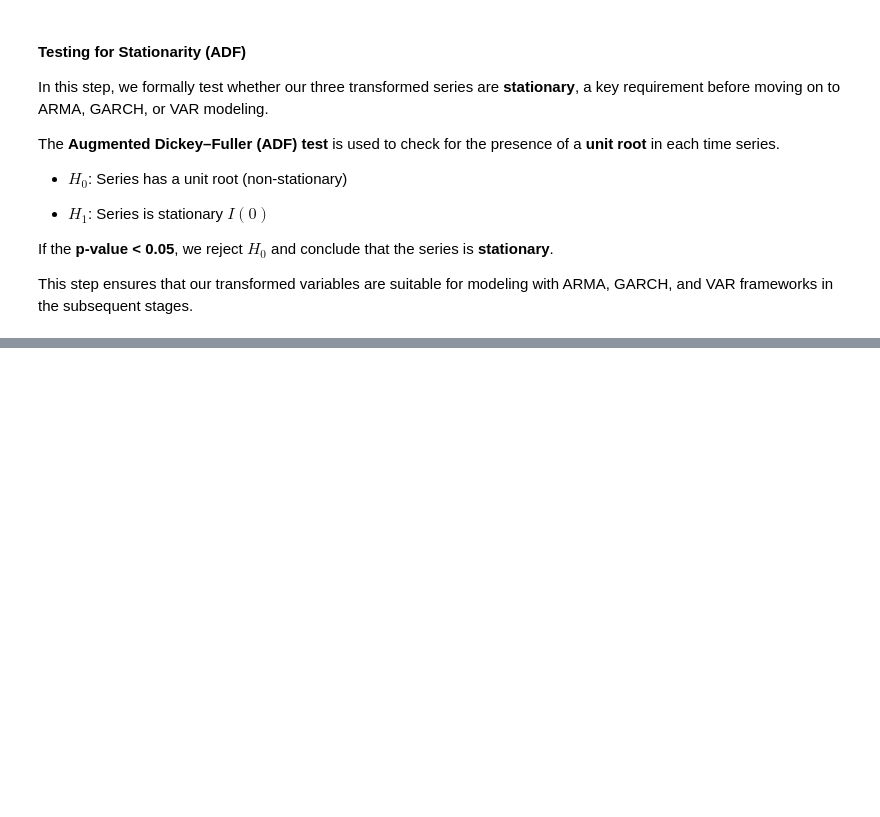
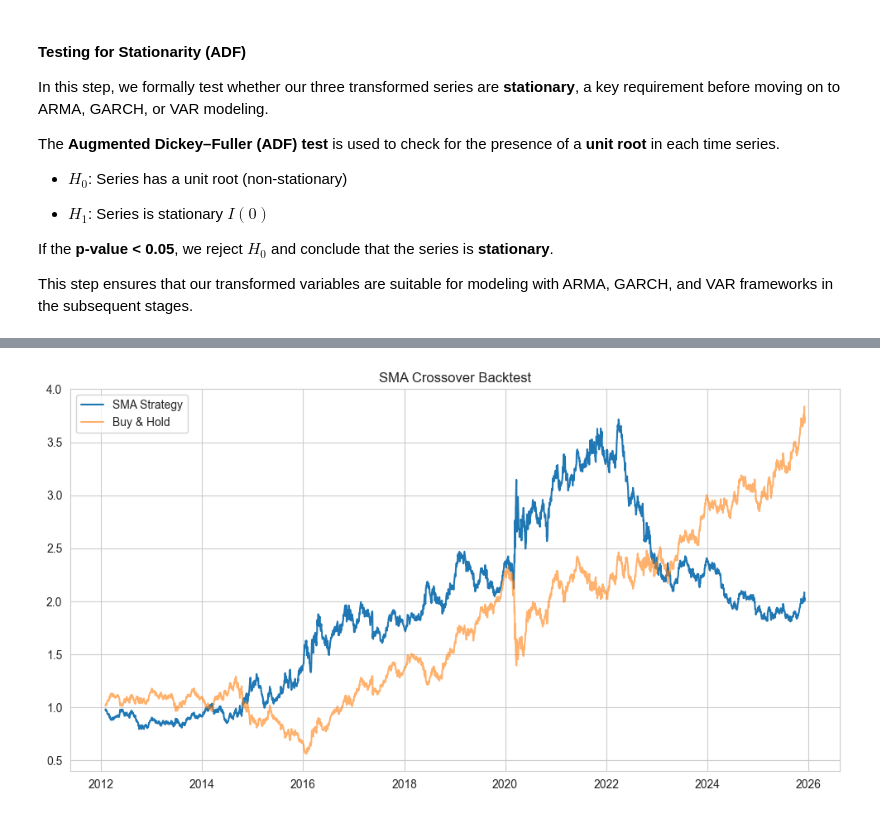
Before and after one commit to emschutt/Asset-Pricing, a Jupyter notebook: divo11_analysis/divo11_ap.ipynb, the cells around one changed output, grey strips where cells are left out. Drawn from its saved outputs; the diff is of its cells as text; code cells hidden in the pictures; blank space fills up the shorter version.

Commit message:
SMA trading strat

```diff
--- a/divo11_analysis/divo11_ap.ipynb
+++ b/divo11_analysis/divo11_ap.ipynb
@@ -132,0 +115,39 @@ for col in df_log.columns:
+# %%
+import talib
+# Parameters
+short_window = 10
+long_window = 50
+
+# Indicators
+
+df["price"] = df["Close"]
+df["sma_short"] = df["price"].rolling(short_window).mean()
+df["sma_long"]  = df["price"].rolling(long_window).mean()
+
+
+# Trading signal:
+# +1 = long, 0 = flat
+df["signal"] = np.where(df["sma_short"] > df["sma_long"], 1, -1)
+
+# Position change (entry/exit)
+df["position"] = df["signal"].shift(1).fillna(0)
+
+# -------------------------
+# Strategy returns
+# -------------------------
+df["returns"] = df["price"].pct_change()
+df["strategy_returns"] = df["returns"] * df["position"]
+
+# Cumulative performance
+df["cumulative_strategy"] = (1 + df["strategy_returns"]).cumprod()
+df["cumulative_buyhold"]  = (1 + df["returns"]).cumprod()
+
+plt.figure(figsize=(12,6))
+plt.plot(df["cumulative_strategy"], label="SMA Strategy")
+plt.plot(df["cumulative_buyhold"], label="Buy & Hold", alpha=0.6)
+plt.title("SMA Crossover Backtest")
+plt.legend()
+plt.grid(True)
+plt.show()
+# %% [output]
+[figure, added]
```
Also changed, not shown: parts of 5 cells of this notebook.
